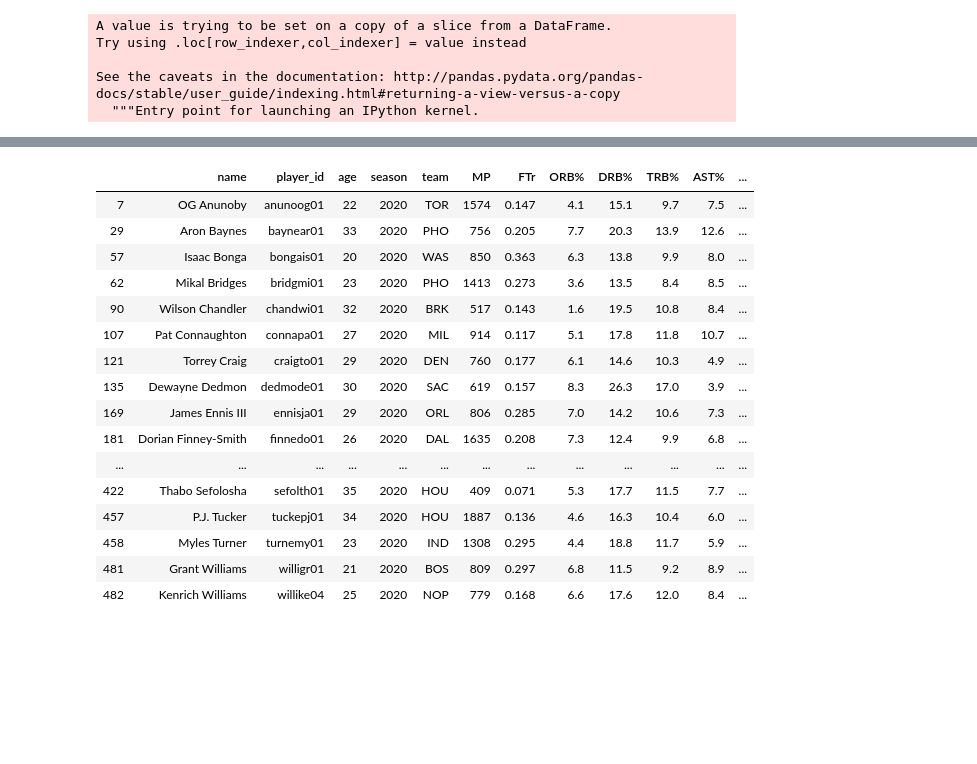
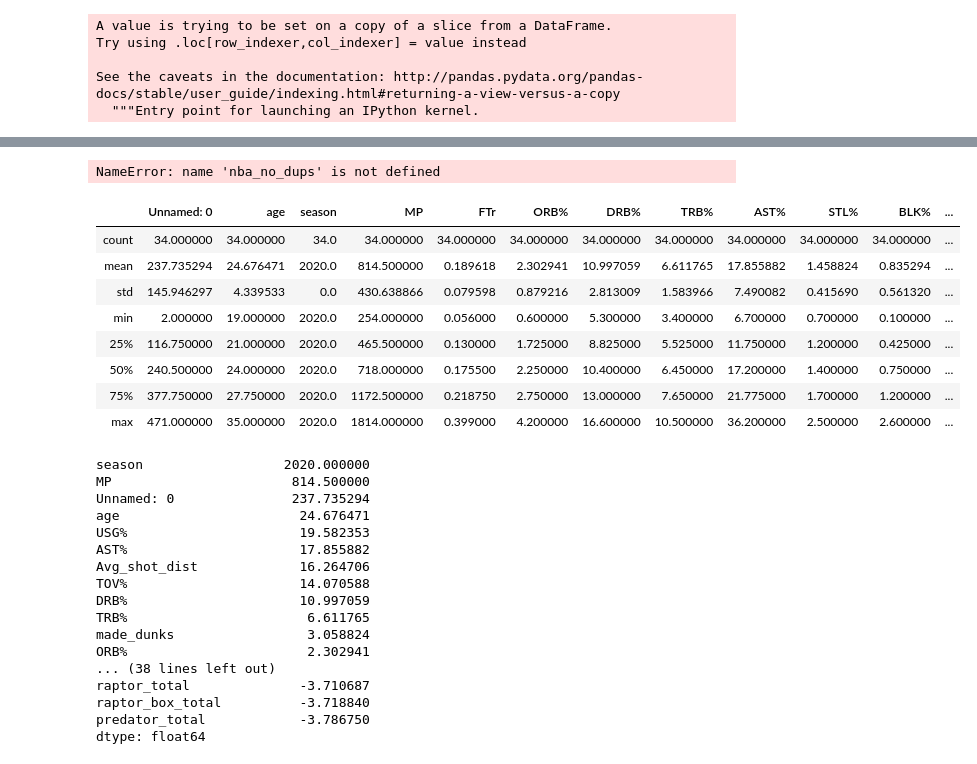
Before and after one commit to brandonmojica/nba_postion_classification, a Jupyter notebook: notebooks/player_clustering_2020.ipynb, the cells around one changed output, grey strips where cells are left out. Saved outputs shown, nothing was run; the diff lists cells and outputs as text; code cells hidden in the pictures; blank space fills up the shorter version.

```diff
--- a/notebooks/player_clustering_2020.ipynb
+++ b/notebooks/player_clustering_2020.ipynb
@@ -328,22 +276,6 @@ nba_no_dups[nba_no_dups['cluster'] ==1]
 # %%
-nba_no_dups[nba_no_dups['cluster'] ==1]
+nba_no_dups[nba_no_dups['cluster'] ==0]
 # %% [output]
-|  | name | player_id | age | season | team | MP | FTr | ORB% | DRB% | TRB% | AST% | ... |
-| 7 | OG Anunoby | anunoog01 | 22 | 2020 | TOR | 1574 | 0.147 | 4.1 | 15.1 | 9.7 | 7.5 | ... |
-| 29 | Aron Baynes | baynear01 | 33 | 2020 | PHO | 756 | 0.205 | 7.7 | 20.3 | 13.9 | 12.6 | ... |
-| 57 | Isaac Bonga | bongais01 | 20 | 2020 | WAS | 850 | 0.363 | 6.3 | 13.8 | 9.9 | 8.0 | ... |
-| 62 | Mikal Bridges | bridgmi01 | 23 | 2020 | PHO | 1413 | 0.273 | 3.6 | 13.5 | 8.4 | 8.5 | ... |
-| 90 | Wilson Chandler | chandwi01 | 32 | 2020 | BRK | 517 | 0.143 | 1.6 | 19.5 | 10.8 | 8.4 | ... |
-| 107 | Pat Connaughton | connapa01 | 27 | 2020 | MIL | 914 | 0.117 | 5.1 | 17.8 | 11.8 | 10.7 | ... |
-| 121 | Torrey Craig | craigto01 | 29 | 2020 | DEN | 760 | 0.177 | 6.1 | 14.6 | 10.3 | 4.9 | ... |
-| 135 | Dewayne Dedmon | dedmode01 | 30 | 2020 | SAC | 619 | 0.157 | 8.3 | 26.3 | 17.0 | 3.9 | ... |
-| 169 | James Ennis III | ennisja01 | 29 | 2020 | ORL | 806 | 0.285 | 7.0 | 14.2 | 10.6 | 7.3 | ... |
-| 181 | Dorian Finney-Smith | finnedo01 | 26 | 2020 | DAL | 1635 | 0.208 | 7.3 | 12.4 | 9.9 | 6.8 | ... |
-| ... | ... | ... | ... | ... | ... | ... | ... | ... | ... | ... | ... | ... |
-| 422 | Thabo Sefolosha | sefolth01 | 35 | 2020 | HOU | 409 | 0.071 | 5.3 | 17.7 | 11.5 | 7.7 | ... |
-| 457 | P.J. Tucker | tuckepj01 | 34 | 2020 | HOU | 1887 | 0.136 | 4.6 | 16.3 | 10.4 | 6.0 | ... |
-| 458 | Myles Turner | turnemy01 | 23 | 2020 | IND | 1308 | 0.295 | 4.4 | 18.8 | 11.7 | 5.9 | ... |
-| 481 | Grant Williams | willigr01 | 21 | 2020 | BOS | 809 | 0.297 | 6.8 | 11.5 | 9.2 | 8.9 | ... |
-| 482 | Kenrich Williams | willike04 | 25 | 2020 | NOP | 779 | 0.168 | 6.6 | 17.6 | 12.0 | 8.4 | ... |
+NameError: name 'nba_no_dups' is not defined
 # %%
 nba_no_dups.to_csv('../data/clusters_w_all_data_2020.csv')
@@ -349,0 +284,32 @@ nba_no_dups.to_csv('../data/clusters_w_all_data_2020.csv')
+# %%
+nba_clusters[nba_clusters['cluster'] ==0].describe()
+# %% [output]
+|  | Unnamed: 0 | age | season | MP | FTr | ORB% | DRB% | TRB% | AST% | STL% | BLK% | ... |
+| count | 34.000000 | 34.000000 | 34.0 | 34.000000 | 34.000000 | 34.000000 | 34.000000 | 34.000000 | 34.000000 | 34.000000 | 34.000000 | ... |
+| mean | 237.735294 | 24.676471 | 2020.0 | 814.500000 | 0.189618 | 2.302941 | 10.997059 | 6.611765 | 17.855882 | 1.458824 | 0.835294 | ... |
+| std | 145.946297 | 4.339533 | 0.0 | 430.638866 | 0.079598 | 0.879216 | 2.813009 | 1.583966 | 7.490082 | 0.415690 | 0.561320 | ... |
+| min | 2.000000 | 19.000000 | 2020.0 | 254.000000 | 0.056000 | 0.600000 | 5.300000 | 3.400000 | 6.700000 | 0.700000 | 0.100000 | ... |
+| 25% | 116.750000 | 21.000000 | 2020.0 | 465.500000 | 0.130000 | 1.725000 | 8.825000 | 5.525000 | 11.750000 | 1.200000 | 0.425000 | ... |
+| 50% | 240.500000 | 24.000000 | 2020.0 | 718.000000 | 0.175500 | 2.250000 | 10.400000 | 6.450000 | 17.200000 | 1.400000 | 0.750000 | ... |
+| 75% | 377.750000 | 27.750000 | 2020.0 | 1172.500000 | 0.218750 | 2.750000 | 13.000000 | 7.650000 | 21.775000 | 1.700000 | 1.200000 | ... |
+| max | 471.000000 | 35.000000 | 2020.0 | 1814.000000 | 0.399000 | 4.200000 | 16.600000 | 10.500000 | 36.200000 | 2.500000 | 2.600000 | ... |
+# %%
+nba_clusters[nba_clusters['cluster'] ==0].mean().sort_values(ascending = False)
+# %% [output]
+season                  2020.000000
+MP                       814.500000
+Unnamed: 0               237.735294
+age                       24.676471
+USG%                      19.582353
+AST%                      17.855882
+Avg_shot_dist             16.264706
+TOV%                      14.070588
+DRB%                      10.997059
+TRB%                       6.611765
+made_dunks                 3.058824
+ORB%                       2.302941
+... (38 lines left out)
+raptor_total              -3.710687
+raptor_box_total          -3.718840
+predator_total            -3.786750
+dtype: float64
```
Also changed, not shown: parts of 15 cells of this notebook, 3 other files.
